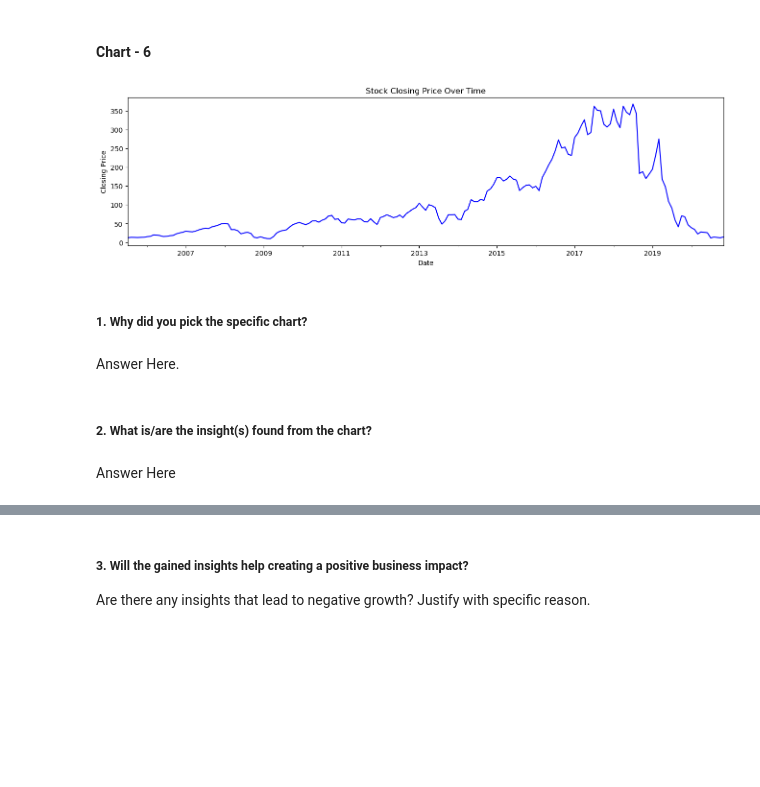
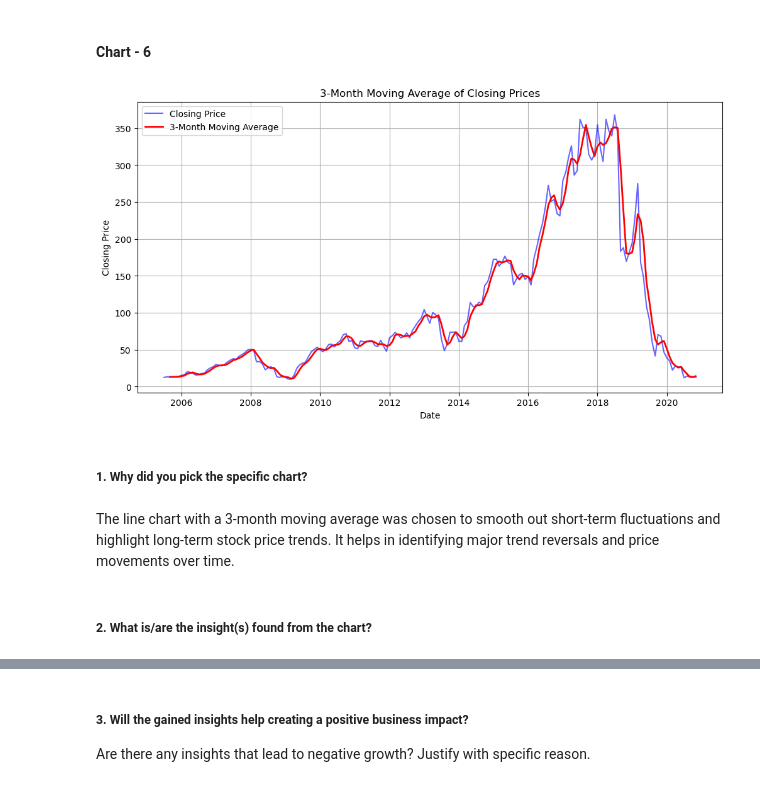
Before and after one commit to apurbaaaa/YesBank, a Jupyter notebook: YES Bank /Sample_ML_Submission_Template.ipynb, the cells around one changed output, grey strips where cells are left out. Cells and saved outputs as stored; diff of their text form; code cells hidden in the pictures; blank space fills up the shorter version.

```diff
--- a/YES Bank /Sample_ML_Submission_Template.ipynb
+++ b/YES Bank /Sample_ML_Submission_Template.ipynb
@@ -382,19 +481,23 @@ Answer Here
 # %% [markdown]
 #### Chart - 6
-# %%
-# Chart - 6 visualization code
-df['Close'].plot(kind='line', figsize = (16, 4), color='blue')
-plt.xlabel('Date')
-plt.ylabel('Closing Price')
-plt.title('Stock Closing Price Over Time')
-plt.show()
-# %% [output]
-[figure, removed]
+# %%
+# Chart - 6 visualization code
+df['Rolling_Avg'] = df['Close'].rolling(window=3).mean()
+plt.figure(figsize=(12, 6))
+plt.plot(df.index, df['Close'], label='Closing Price', color='blue', alpha=0.6)
+plt.plot(df.index, df['Rolling_Avg'], label='3-Month Moving Average', color='red', linewidth=2)
+plt.xlabel('Date')
+plt.ylabel('Closing Price')
+plt.title('3-Month Moving Average of Closing Prices')
+plt.legend()
+plt.grid(True)
+plt.show()
+# %% [output]
+[figure, added]
 # %% [markdown]
 ##### 1. Why did you pick the specific chart?
-# %% [markdown]
-Answer Here.
+# %% [markdown]
+The line chart with a 3-month moving average was chosen to smooth out short-term fluctuations and highlight long-term stock price trends.
+It helps in identifying major trend reversals and price movements over time.
 # %% [markdown]
 ##### 2. What is/are the insight(s) found from the chart?
-# %% [markdown]
-Answer Here
```
Also changed, not shown: parts of 173 cells of this notebook, 3 other files.
